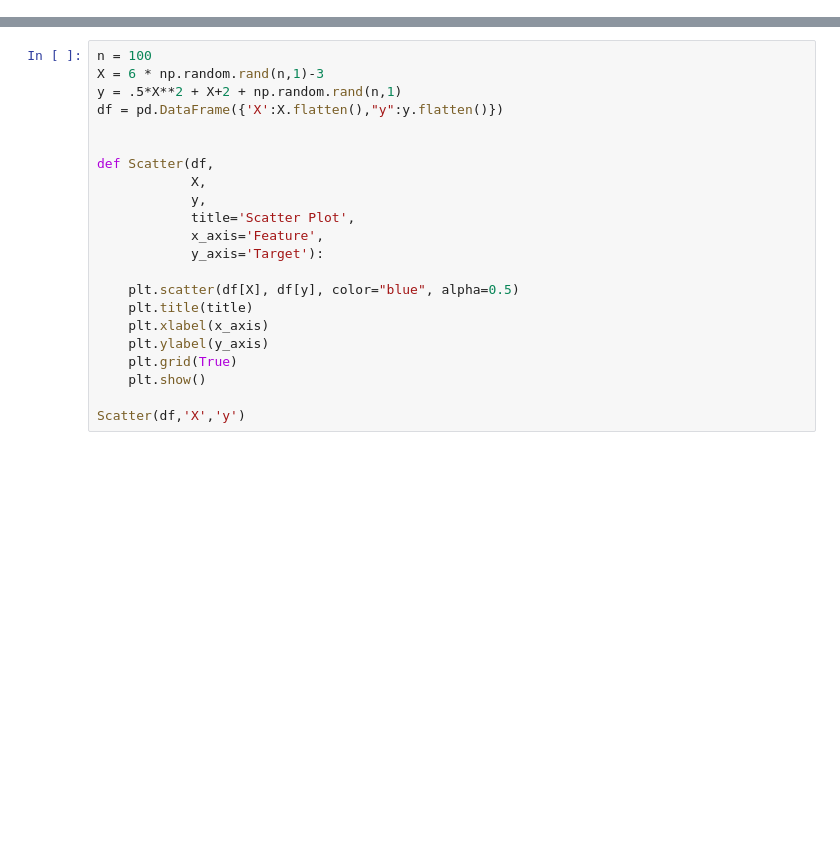
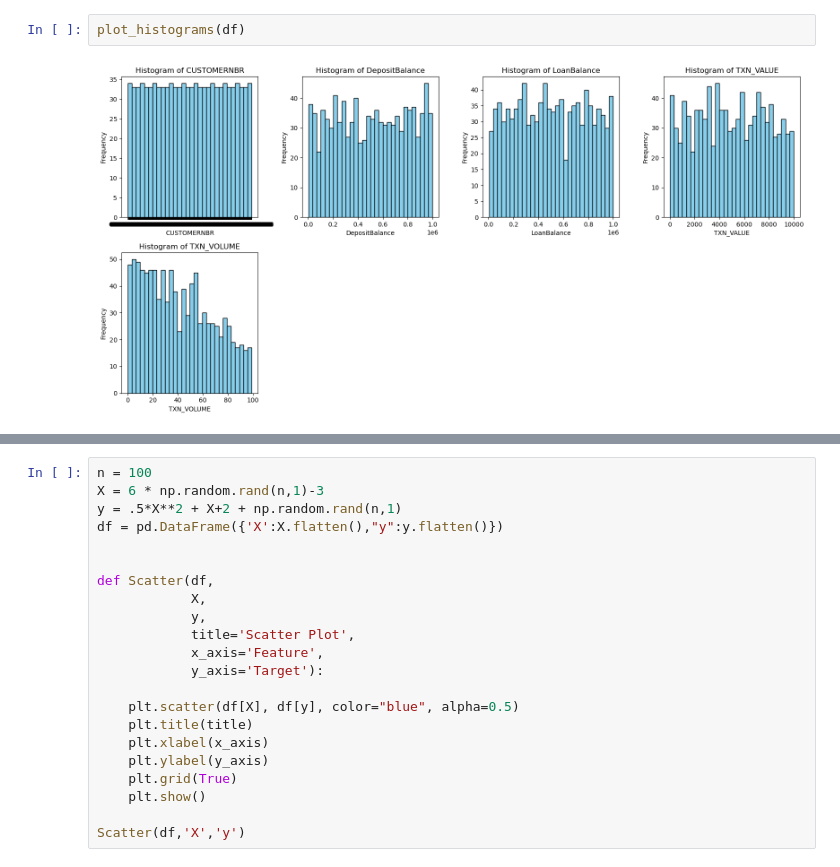
Before and after one commit to derek-dewald/Python_Tools, a Jupyter notebook: JupyterNotebooks/TEMP.ipynb, the cells around one changed output, grey strips where cells are left out. Drawn from its saved outputs; the diff is of its cells as text; blank space fills up the shorter version.

```diff
--- a/JupyterNotebooks/TEMP.ipynb
+++ b/JupyterNotebooks/TEMP.ipynb
@@ -53,0 +127,4 @@ df
+# %%
+plot_histograms(df)
+# %% [output]
+[figure, added]
```
Also changed, not shown: parts of 15 cells of this notebook, 12 other files.
